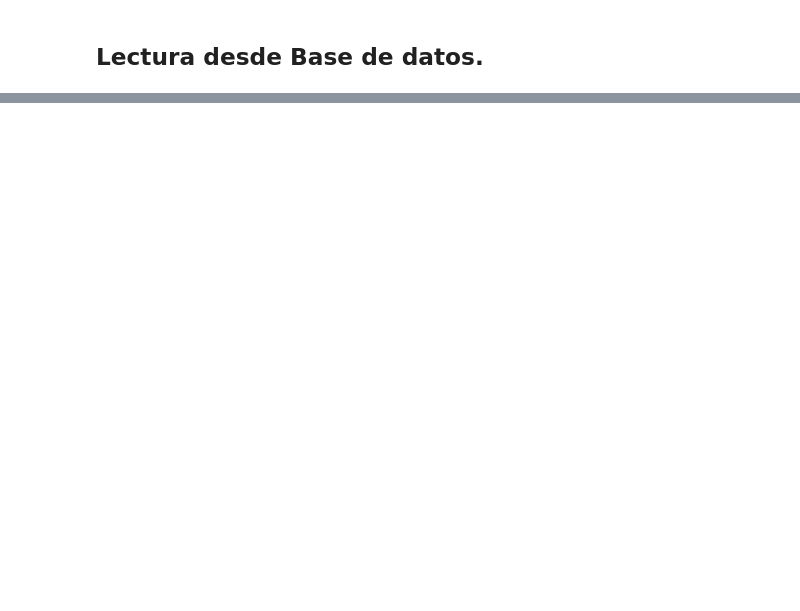
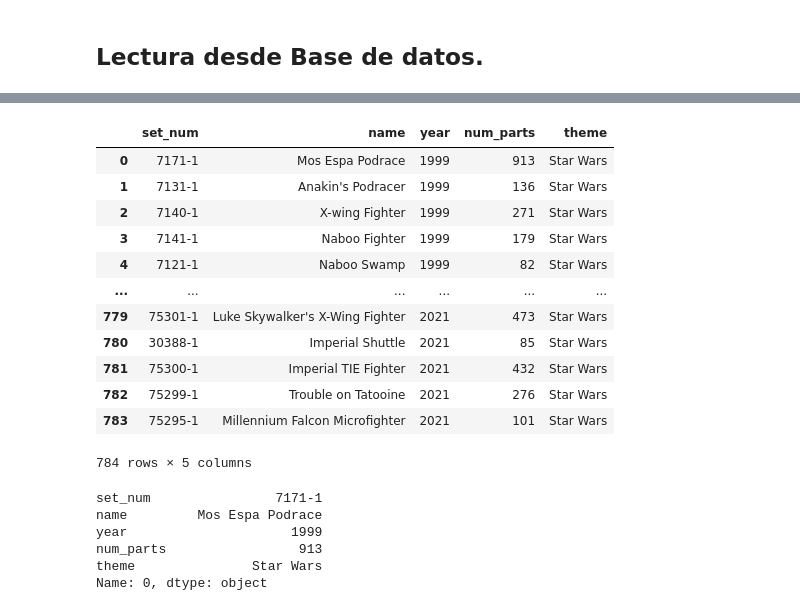
Before and after one commit to oscargbocanegra/learning, a Jupyter notebook: MachineLearning/c-udemy-analisis-datos-python-3/notebooks/01-lectura-fuentes-datos.ipynb, the cells around one changed output, grey strips where cells are left out. Cells and saved outputs as stored; diff of their text form; code cells hidden in the pictures; blank space fills up the shorter version.

```diff
--- a/MachineLearning/c-udemy-analisis-datos-python-3/notebooks/01-lectura-fuentes-datos.ipynb
+++ b/MachineLearning/c-udemy-analisis-datos-python-3/notebooks/01-lectura-fuentes-datos.ipynb
@@ -508,0 +699,28 @@ df_pokemon.shape
+# %%
+# Configurando datasets unidos con los indices. se resetea los indices.
+total_sets = total_sets.reset_index(drop=True)
+total_sets
+# %% [output]
+|  | set_num | name | year | num_parts | theme |
+| 0 | 7171-1 | Mos Espa Podrace | 1999 | 913 | Star Wars |
+| 1 | 7131-1 | Anakin's Podracer | 1999 | 136 | Star Wars |
+| 2 | 7140-1 | X-wing Fighter | 1999 | 271 | Star Wars |
+| 3 | 7141-1 | Naboo Fighter | 1999 | 179 | Star Wars |
+| 4 | 7121-1 | Naboo Swamp | 1999 | 82 | Star Wars |
+| ... | ... | ... | ... | ... | ... |
+| 779 | 75301-1 | Luke Skywalker's X-Wing Fighter | 2021 | 473 | Star Wars |
+| 780 | 30388-1 | Imperial Shuttle | 2021 | 85 | Star Wars |
+| 781 | 75300-1 | Imperial TIE Fighter | 2021 | 432 | Star Wars |
+| 782 | 75299-1 | Trouble on Tatooine | 2021 | 276 | Star Wars |
+| 783 | 75295-1 | Millennium Falcon Microfighter | 2021 | 101 | Star Wars |
+784 rows × 5 columns
+# %%
+# consultando nuevamente el indices de la posicion 0.
+total_sets.loc[0]
+# %% [output]
+set_num                7171-1
+name         Mos Espa Podrace
+year                     1999
+num_parts                 913
+theme               Star Wars
+Name: 0, dtype: object
```
Also changed, not shown: parts of 31 cells of this notebook, 17 other files.
